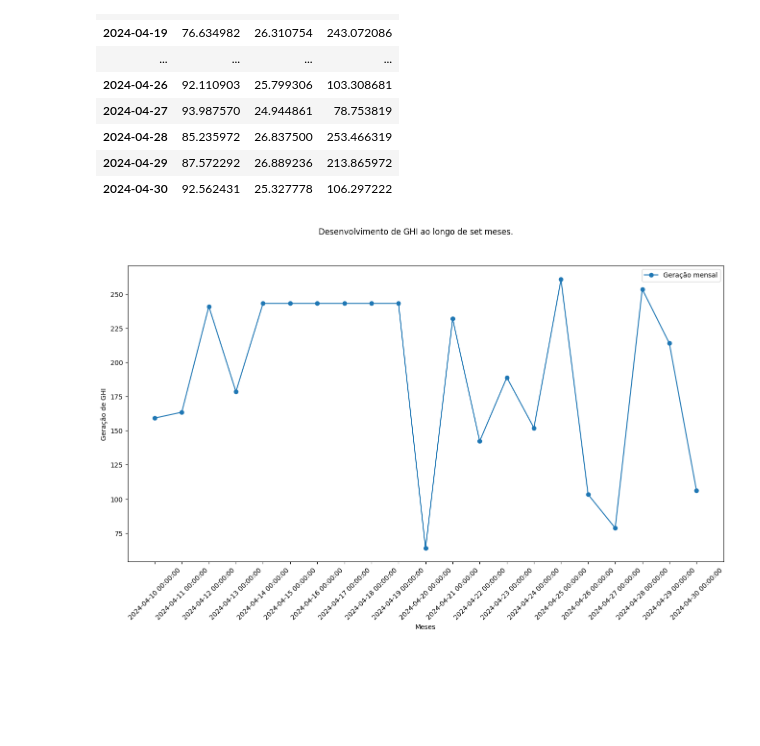
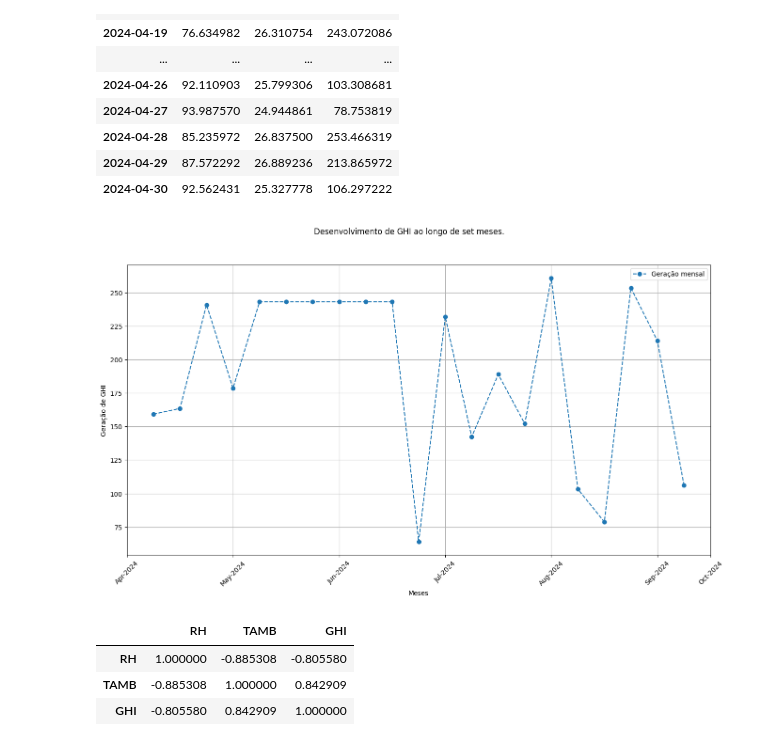
Before and after one commit to DanielCFigueira/Analise_metereologica_nordeste, a Jupyter notebook: Projeto_analise_metereologica_nordeste.ipynb, the cells around one changed output. Drawn from its saved outputs; the diff is of its cells as text; code cells hidden in the pictures; blank space fills up the shorter version.

```diff
--- a/Projeto_analise_metereologica_nordeste.ipynb
+++ b/Projeto_analise_metereologica_nordeste.ipynb
@@ -92,12 +78,12 @@ df_abril
 # %%
 fig, ax = plt.subplots(figsize=(16,8))
 plt.suptitle('Desenvolvimento de GHI ao longo de set meses.')
-ax.plot(df_abril['GHI'], label='Geração mensal', marker='o')
+ax.plot(df_abril['GHI'], label='Geração mensal', marker='o', linestyle='--')
 ax.set_xlabel('Meses')
 ax.set_ylabel('Geração de GHI')
-ax.set_xticks(df_abril['GHI'].index)
-ax.set_xticklabels(df_abril['GHI'].index, rotation=45)
+ax.set_xticklabels(df_mensal.index.strftime('%b-%Y'), rotation=45)
 ax.legend()
+plt.grid(True)
 plt.show()
 # %% [output]
-[figure, old version]
+[figure, new version]
@@ -103,0 +92,7 @@ plt.show()
+# %%
+matriz_de_correlacao
+# %% [output]
+|  | RH | TAMB | GHI |
+| RH | 1.000000 | -0.885308 | -0.805580 |
+| TAMB | -0.885308 | 1.000000 | 0.842909 |
+| GHI | -0.805580 | 0.842909 | 1.000000 |
```
Also changed, not shown: parts of 5 cells of this notebook, 1 other file.
